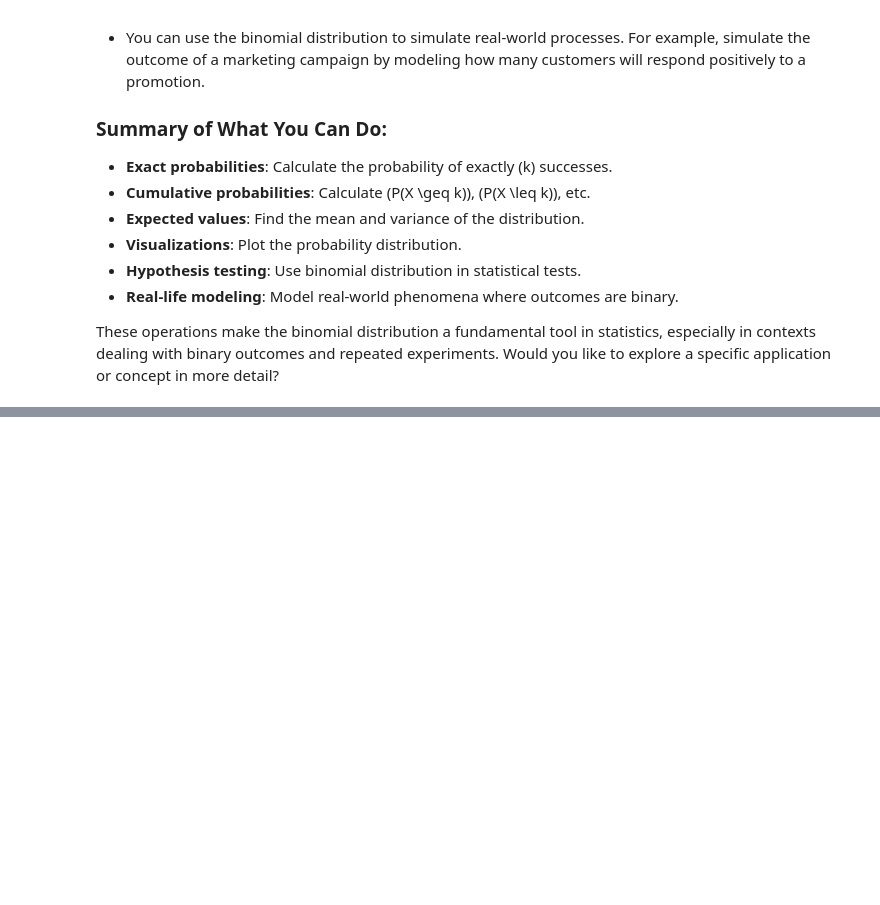
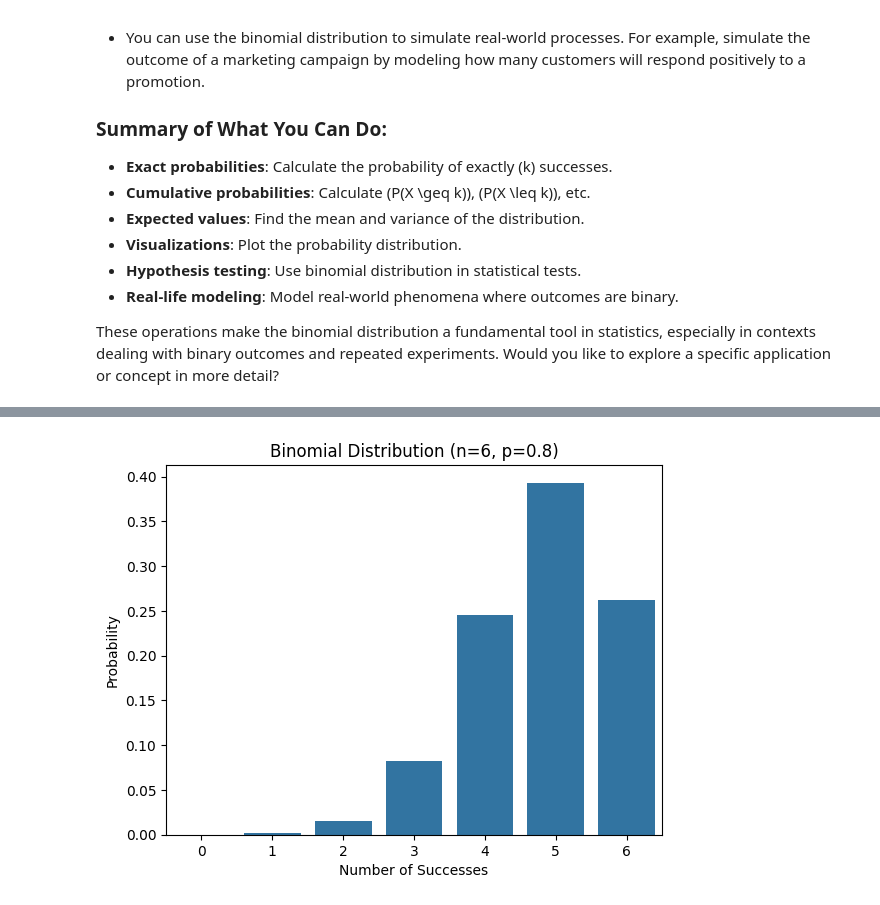
Before and after one commit to PragyanBhatt/statistics, a Jupyter notebook: binomial_distribution.ipynb, the cells around one changed output, grey strips where cells are left out. Drawn from its saved outputs; the diff is of its cells as text; code cells hidden in the pictures; blank space fills up the shorter version.

```diff
--- a/binomial_distribution.ipynb
+++ b/binomial_distribution.ipynb
@@ -95,0 +96,4 @@ plt.show()
+# %%
+binomial_distribution_plot(n=6, success_probability=0.8)
+# %% [output]
+[figure, added]
```
Also changed, not shown: parts of 3 cells of this notebook.
